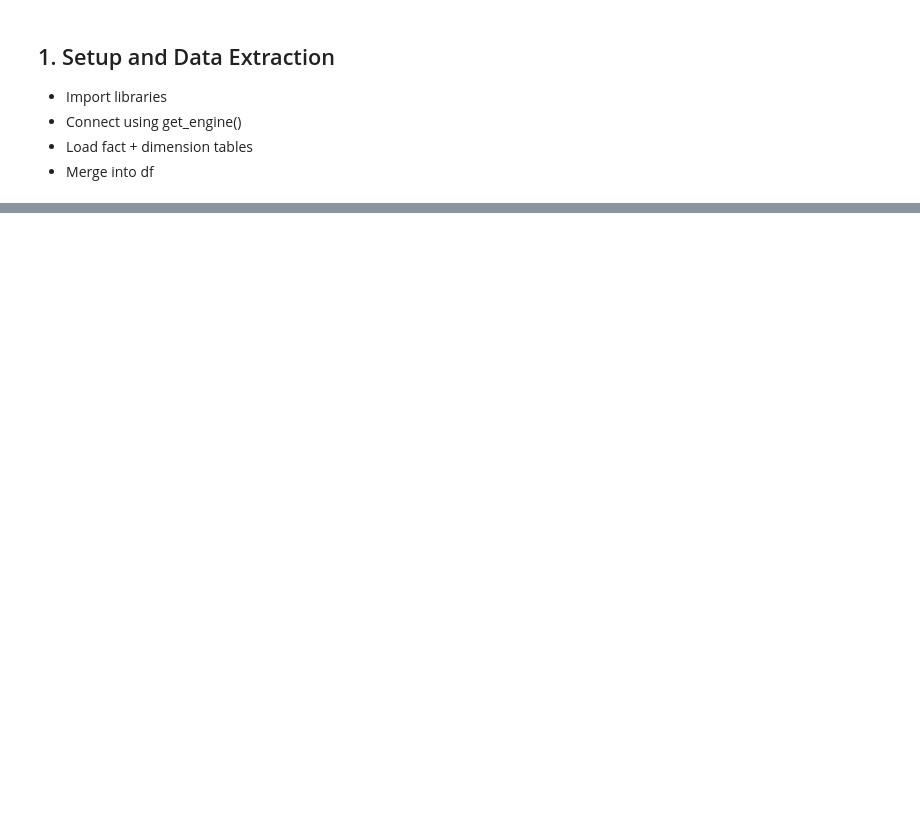
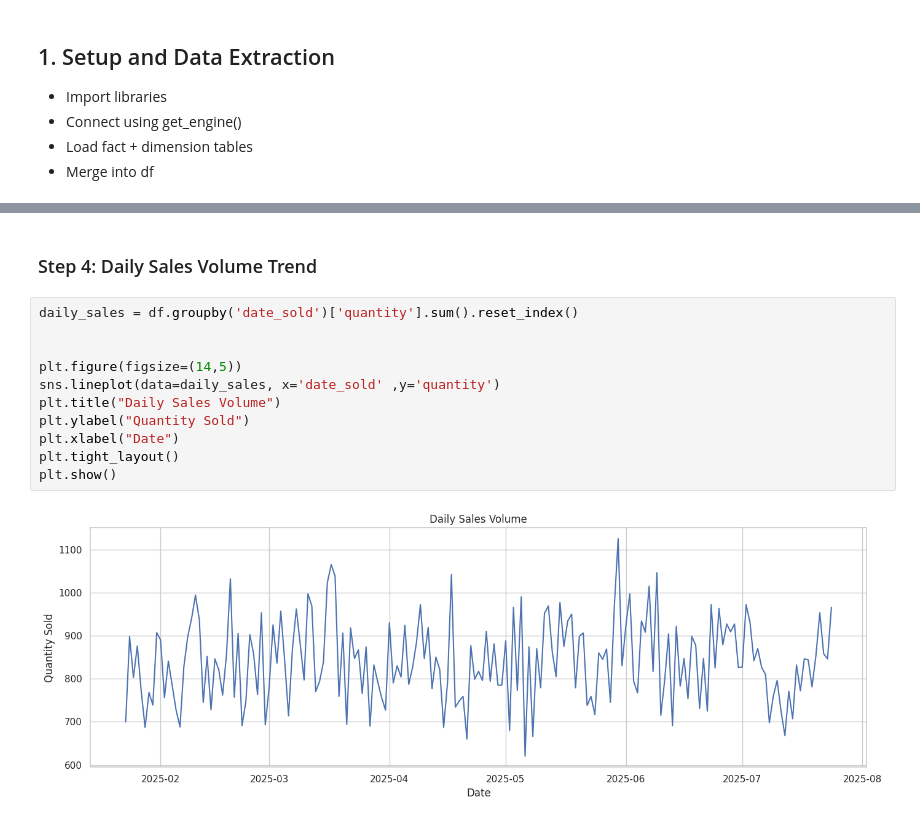
Before and after one commit to ifuzail/qatar-sales-forecasting, a Jupyter notebook: notebooks/sales_eda.ipynb, the cells around one changed output, grey strips where cells are left out. Drawn from its saved outputs; the diff is of its cells as text; blank space fills up the shorter version.

```diff
--- a/notebooks/sales_eda.ipynb
+++ b/notebooks/sales_eda.ipynb
@@ -53,0 +192,15 @@ df.head()
+# %% [markdown]
+### Step 4: Daily Sales Volume Trend
+# %%
+daily_sales = df.groupby('date_sold')['quantity'].sum().reset_index()
+
+
+plt.figure(figsize=(14,5))
+sns.lineplot(data=daily_sales, x='date_sold' ,y='quantity')
+plt.title("Daily Sales Volume")
+plt.ylabel("Quantity Sold")
+plt.xlabel("Date")
+plt.tight_layout()
+plt.show()
+# %% [output]
+[figure, added]
```
Also changed, not shown: parts of 52 cells of this notebook, 2 other files.
